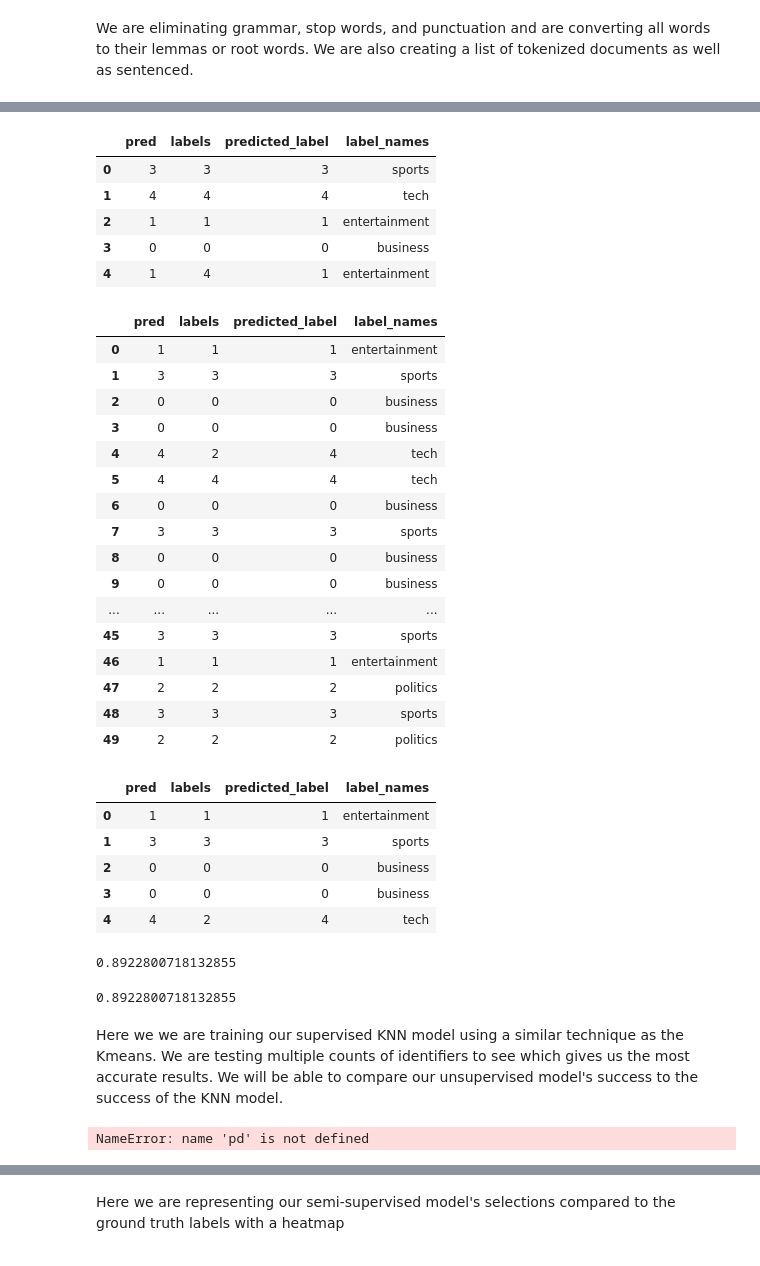
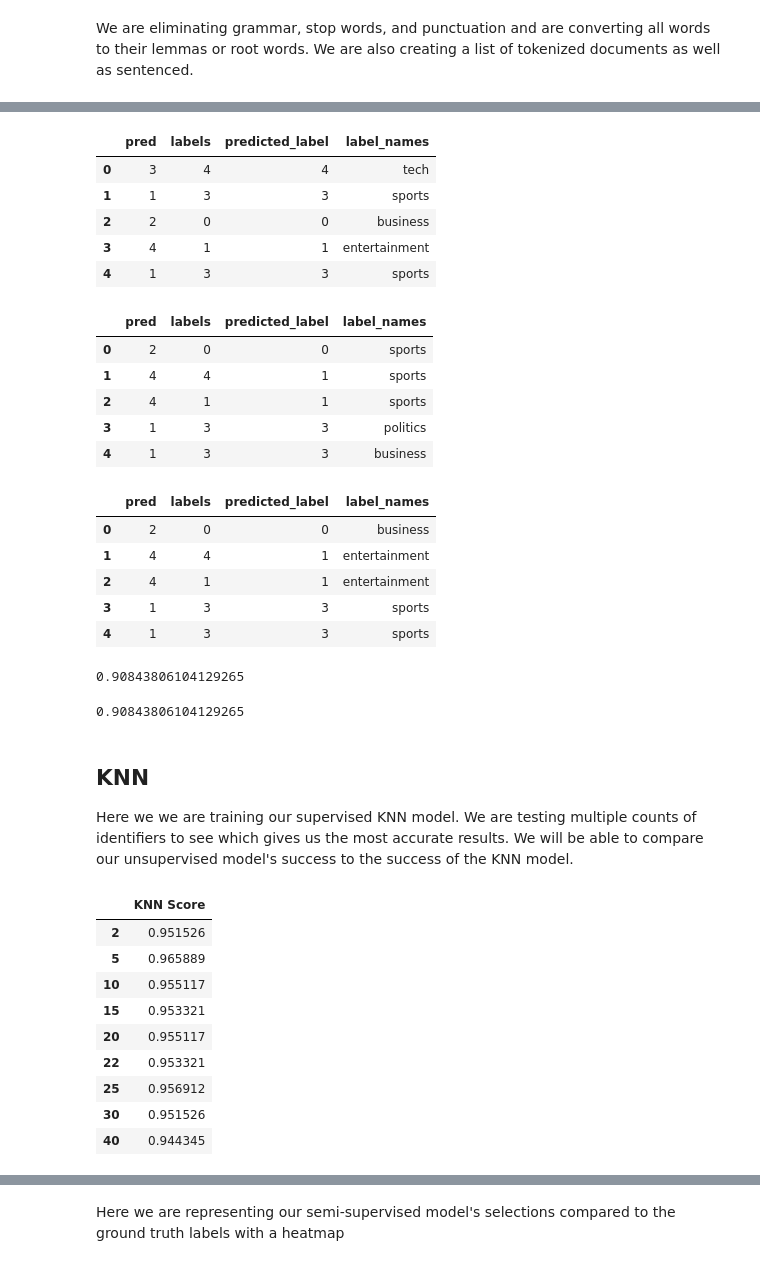
Before and after one commit to kthoward/Thinkful, a Jupyter notebook: Portfolio/Portfolio_NLP_News_Article_Clustering.ipynb, the cells around one changed output, grey strips where cells are left out. Cells and saved outputs as stored; diff of their text form; code cells hidden in the pictures.

Commit message:
Final NLP project and most recent capstone

```diff
--- a/Portfolio/Portfolio_NLP_News_Article_Clustering.ipynb
+++ b/Portfolio/Portfolio_NLP_News_Article_Clustering.ipynb
@@ -59,21 +61,13 @@ article_list = []
 ground_truth = []
 categories = ['business', 'entertainment', 'politics', 'sport',  'tech']
 for i, category in enumerate(categories):
-    # is i coming first convention?
-    for root, dirs, files in os.walk(os.path.join("./bbc_text",category)):
-        # Are "root, dirs, files specifically related to os.walk or are they our names?
-        # What is the ordering method for situations like this where we have 3 after the for
-        # statement?
+    for root, dirs, files in os.walk(os.path.join("../bbc_text",category)):
         for file in sorted(files):
-            # Why did we sort the files?
             ground_truth.append(i)
             try:
-                # I need a brief reminder about 'with' statement. Does it read as, "With 'do
-                # something here' being 'f', then append 'f'
                 with open(os.path.join(root,file),"r",encoding='utf-8') as f:
                     article_list.append(f.read())
             except:
                 with open(os.path.join(root,file),"r",encoding='iso-8859-1') as f:
                     article_list.append(f.read())
-print(article_list[0])
-# When I tried to copy and paste yours it gave me this same empty list.
+#print(article_list[0])
@@ -388,66 +296,61 @@ df_w2v_train['label_names'] = label_names
 df_w2v_train.head()
 # %% [output]
 |  | pred | labels | predicted_label | label_names |
-| 0 | 3 | 3 | 3 | sports |
-| 1 | 4 | 4 | 4 | tech |
-| 2 | 1 | 1 | 1 | entertainment |
-| 3 | 0 | 0 | 0 | business |
-| 4 | 1 | 4 | 1 | entertainment |
+| 0 | 3 | 4 | 4 | tech |
+| 1 | 1 | 3 | 3 | sports |
+| 2 | 2 | 0 | 0 | business |
+| 3 | 4 | 1 | 1 | entertainment |
+| 4 | 1 | 3 | 3 | sports |
 # %%
 df_w2v_test['predicted_label'] = df_w2v_test.iloc[:, 0].map(lambda x: label_map[x])
-df_w2v_test.head(50)
+df_w2v_test.head()
 # %% [output]
 |  | pred | labels | predicted_label | label_names |
-| 0 | 1 | 1 | 1 | entertainment |
-| 1 | 3 | 3 | 3 | sports |
-| 2 | 0 | 0 | 0 | business |
-| 3 | 0 | 0 | 0 | business |
-| 4 | 4 | 2 | 4 | tech |
-| 5 | 4 | 4 | 4 | tech |
-| 6 | 0 | 0 | 0 | business |
-| 7 | 3 | 3 | 3 | sports |
-| 8 | 0 | 0 | 0 | business |
-| 9 | 0 | 0 | 0 | business |
-| ... | ... | ... | ... | ... |
-| 45 | 3 | 3 | 3 | sports |
-| 46 | 1 | 1 | 1 | entertainment |
-| 47 | 2 | 2 | 2 | politics |
-| 48 | 3 | 3 | 3 | sports |
-| 49 | 2 | 2 | 2 | politics |
+| 0 | 2 | 0 | 0 | sports |
+| 1 | 4 | 4 | 1 | sports |
+| 2 | 4 | 1 | 1 | sports |
+| 3 | 1 | 3 | 3 | politics |
+| 4 | 1 | 3 | 3 | business |
 # %%
 label_names_test = generate_label_names(df_w2v_test)
 df_w2v_test['label_names'] = label_names_test
 df_w2v_test.head()
 # %% [output]
 |  | pred | labels | predicted_label | label_names |
-| 0 | 1 | 1 | 1 | entertainment |
-| 1 | 3 | 3 | 3 | sports |
-| 2 | 0 | 0 | 0 | business |
-| 3 | 0 | 0 | 0 | business |
-| 4 | 4 | 2 | 4 | tech |
+| 0 | 2 | 0 | 0 | business |
+| 1 | 4 | 4 | 1 | entertainment |
+| 2 | 4 | 1 | 1 | entertainment |
+| 3 | 1 | 3 | 3 | sports |
+| 4 | 1 | 3 | 3 | sports |
 # %%
 df_w2v_test['predicted_label']
 accuracy_score(df_w2v_test['labels'], df_w2v_test['predicted_label'])
 # %% [output]
-0.8922800718132855
+0.90843806104129265
 # %%
 (df_w2v_test['labels'] == df_w2v_test['predicted_label']).mean()
 # %% [output]
-0.8922800718132855
+0.90843806104129265
 # %% [markdown]
-Here we we are training our supervised KNN model using a similar technique as the Kmeans. We are testing multiple counts of identifiers to see which gives us the most accurate results. We will be able to compare our unsupervised model's success to the success of the KNN model.
+## KNN
+Here we we are training our supervised KNN model. We are testing multiple counts of identifiers to see which gives us the most accurate results. We will be able to compare our unsupervised model's success to the success of the KNN model.
 # %%
 num_neighbors = [2, 5, 10, 15, 20, 22, 25, 30, 40]
 df_w2v_knn = pd.DataFrame()
 for neighbor in num_neighbors:
     knn_w2v = neighbors.KNeighborsClassifier(n_neighbors=neighbor)
     knn_w2v.fit(X_train_w2v, y_train_docs)
-    # Convert test section to vectors here
     y_pred_knn_w2v = knn_w2v.predict(X_test_w2v)
-    #print(neighbor)
-    #print('Percentage accuracy')
-    #print(knn_w2v.score(X_test_w2v, y_test_docs))
-    df_w2v_knn.loc[neighbor,'K-Means Objective'] = knn_w2v.score(X_test_w2v, y_test_docs)
+    df_w2v_knn.loc[neighbor,'KNN Score'] = knn_w2v.score(X_test_w2v, y_test_docs)
 df_w2v_knn
 # %% [output]
-NameError: name 'pd' is not defined
+|  | KNN Score |
+| 2 | 0.951526 |
+| 5 | 0.965889 |
+| 10 | 0.955117 |
+| 15 | 0.953321 |
+| 20 | 0.955117 |
+| 22 | 0.953321 |
+| 25 | 0.956912 |
+| 30 | 0.951526 |
+| 40 | 0.944345 |
```
Also changed, not shown: parts of 41 cells of this notebook.
